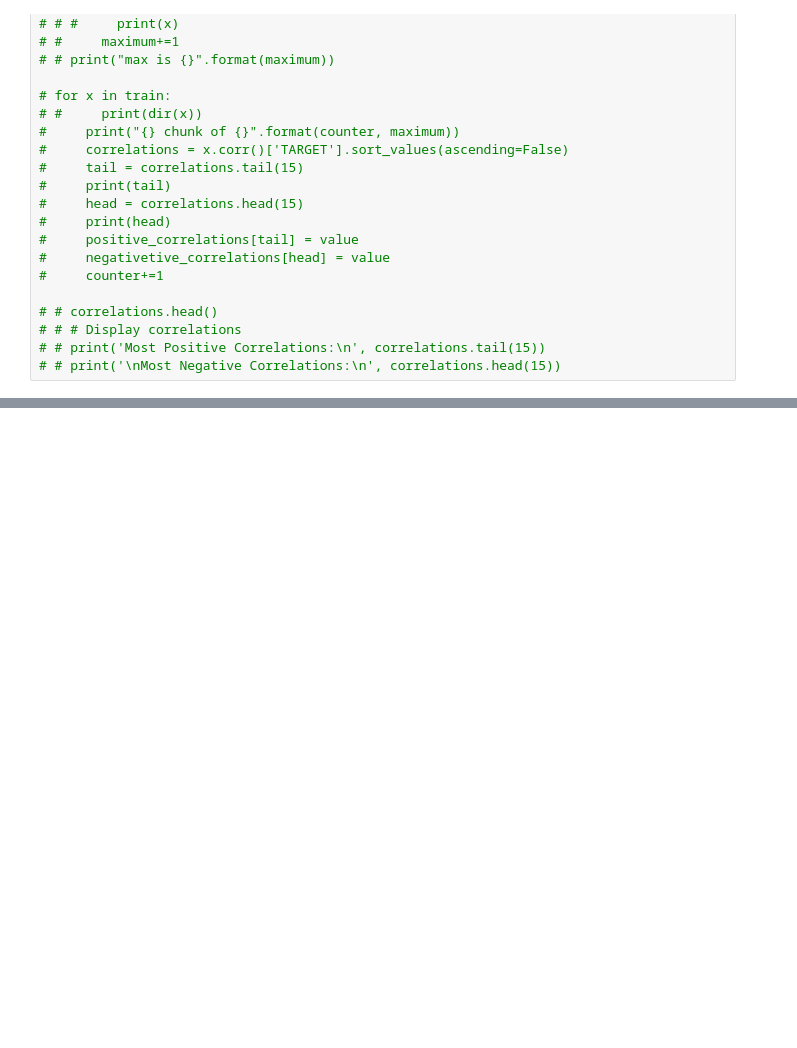
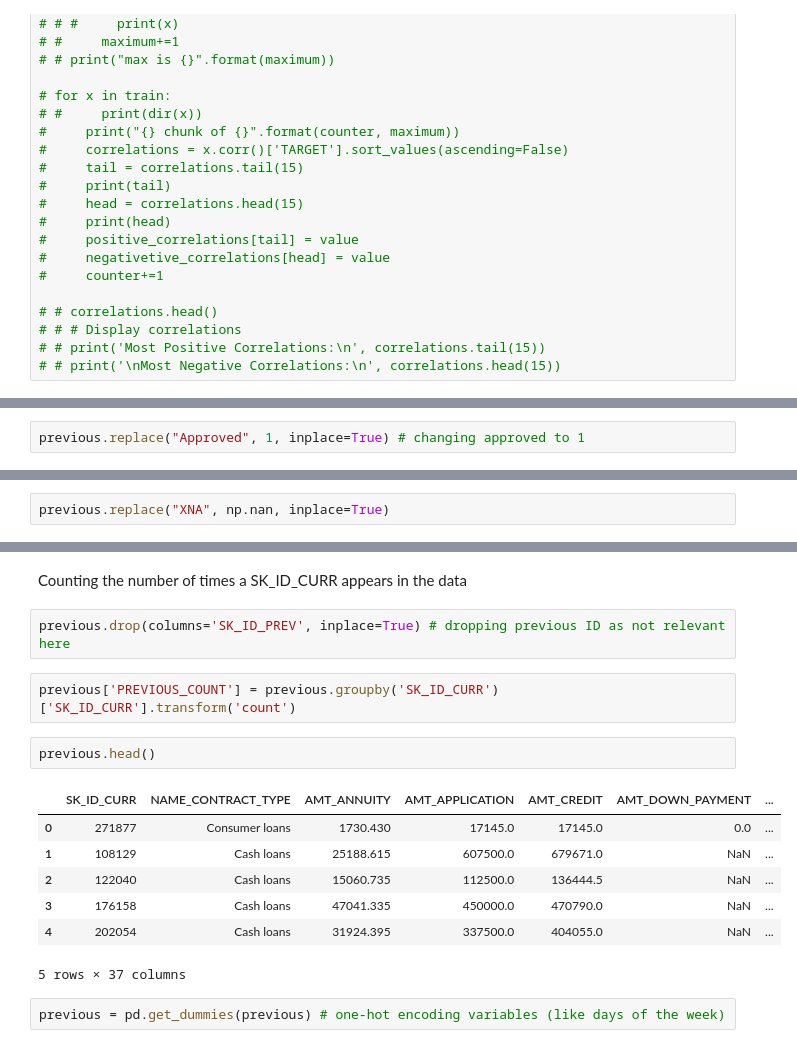
Before and after one commit to LegalEd/unbankedcredit, a Jupyter notebook: Feature engineering.ipynb, the cells around one changed output, grey strips where cells are left out. Cells and saved outputs as stored; diff of their text form; blank space fills up the shorter version.

```diff
--- a/Feature engineering.ipynb
+++ b/Feature engineering.ipynb
@@ -337,0 +483,2 @@ NameError: name 'positive_correlation' is not defined
+# %%
+previous.replace("Approved", 1, inplace=True) # changing approved to 1
@@ -337,0 +507,2 @@ NameError: name 'positive_correlation' is not defined
+# %%
+previous.replace("XNA", np.nan, inplace=True)
@@ -337,0 +529,18 @@ NameError: name 'positive_correlation' is not defined
+# %% [markdown]
+Counting the number of times a SK_ID_CURR appears in the data
+# %%
+previous.drop(columns='SK_ID_PREV', inplace=True) # dropping previous ID as not relevant here
+# %%
+previous['PREVIOUS_COUNT'] = previous.groupby('SK_ID_CURR')['SK_ID_CURR'].transform('count')
+# %%
+previous.head()
+# %% [output]
+|  | SK_ID_CURR | NAME_CONTRACT_TYPE | AMT_ANNUITY | AMT_APPLICATION | AMT_CREDIT | AMT_DOWN_PAYMENT | ... |
+| 0 | 271877 | Consumer loans | 1730.430 | 17145.0 | 17145.0 | 0.0 | ... |
+| 1 | 108129 | Cash loans | 25188.615 | 607500.0 | 679671.0 | NaN | ... |
+| 2 | 122040 | Cash loans | 15060.735 | 112500.0 | 136444.5 | NaN | ... |
+| 3 | 176158 | Cash loans | 47041.335 | 450000.0 | 470790.0 | NaN | ... |
+| 4 | 202054 | Cash loans | 31924.395 | 337500.0 | 404055.0 | NaN | ... |
+5 rows × 37 columns
+# %%
+previous = pd.get_dummies(previous) # one-hot encoding variables (like days of the week)
```
Also changed, not shown: parts of 39 cells of this notebook, 1 other file.
